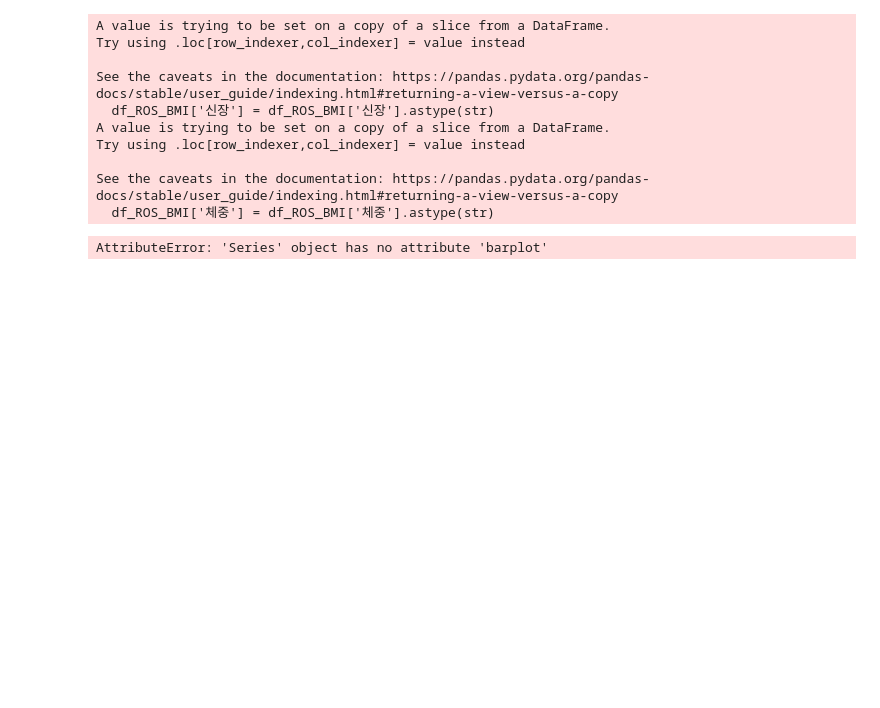
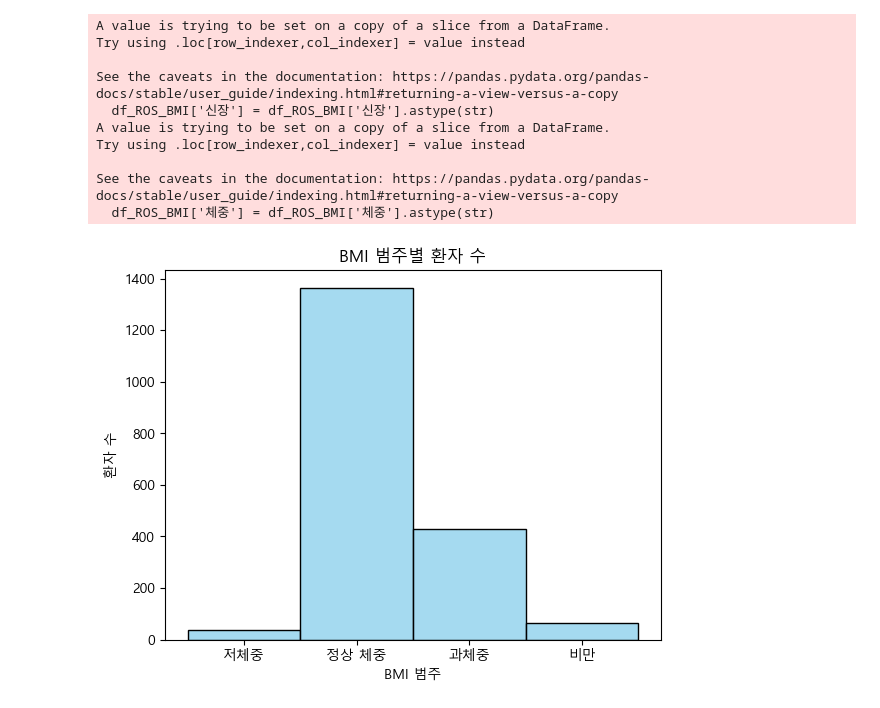
Before and after one commit to araya1203/study_data_analytics, a Jupyter notebook: codes/pandass/ResurrenceOfSurgery_apply_quest.ipynb, the cells around one changed output. Drawn from its saved outputs; the diff is of its cells as text; code cells hidden in the pictures; blank space fills up the shorter version.

```diff
--- a/codes/pandass/ResurrenceOfSurgery_apply_quest.ipynb
+++ b/codes/pandass/ResurrenceOfSurgery_apply_quest.ipynb
@@ -121,11 +159,10 @@ See the caveats in the documentation: https://pandas.pydata.org/pandas-docs/stab
 # %%
 # BMI 분포를 막대 그래프로 시각화
 
-bmi_category_counts.barplot
+sns.histplot(data=df_ROS_BMI, x='BMI_범주', color='skyblue')
 plt.title('BMI 범주별 환자 수')
 plt.xlabel('BMI 범주')
 plt.ylabel('환자 수')
-plt.xticks(rotation=45)
 plt.show()
 # %% [output]
-AttributeError: 'Series' object has no attribute 'barplot'
+[figure, added]
```
Also changed, not shown: parts of 6 cells of this notebook.
